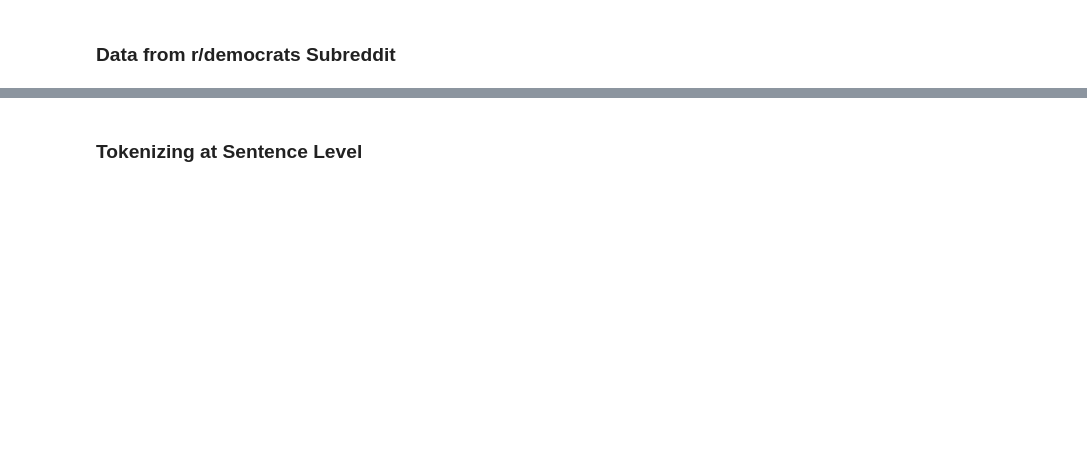
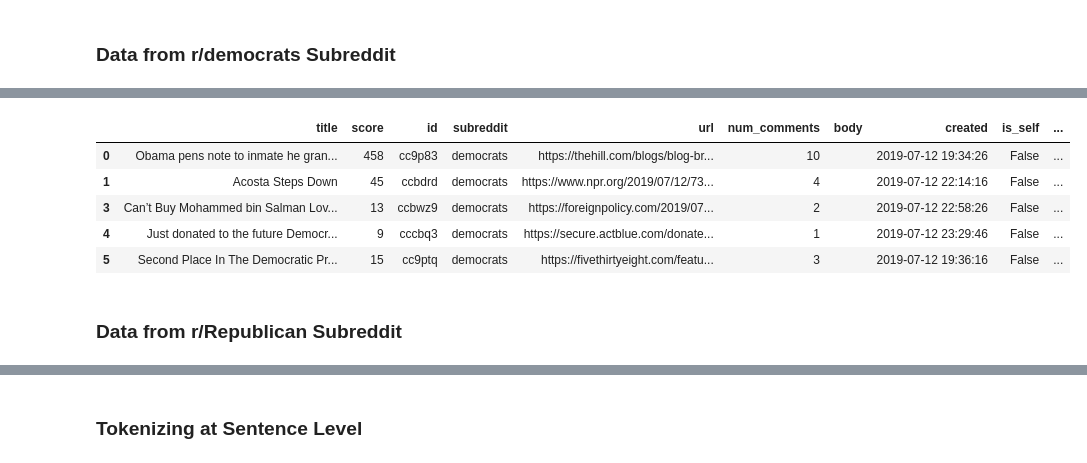
Before and after one commit to Alpha-1787/W266-Final-Project, a Jupyter notebook: Adam-FinalProject.ipynb, the cells around one changed output, grey strips where cells are left out. Saved outputs shown, nothing was run; the diff lists cells and outputs as text; code cells hidden in the pictures; blank space fills up the shorter version.

```diff
--- a/Adam-FinalProject.ipynb
+++ b/Adam-FinalProject.ipynb
@@ -42,0 +57,13 @@ democrats = reddit.subreddit('democrats')
+# %%
+# These are the posts that are simply a posted link and do not have body text
+# For these, we will use 'title'
+dem_posts[dem_posts['is_self'] == False].head()
+# %% [output]
+|  | title | score | id | subreddit | url | num_comments | body | created | is_self | ... |
+| 0 | Obama pens note to inmate he gran... | 458 | cc9p83 | democrats | https://thehill.com/blogs/blog-br... | 10 |  | 2019-07-12 19:34:26 | False | ... |
+| 1 | Acosta Steps Down | 45 | ccbdrd | democrats | https://www.npr.org/2019/07/12/73... | 4 |  | 2019-07-12 22:14:16 | False | ... |
+| 3 | Can’t Buy Mohammed bin Salman Lov... | 13 | ccbwz9 | democrats | https://foreignpolicy.com/2019/07... | 2 |  | 2019-07-12 22:58:26 | False | ... |
+| 4 | Just donated to the future Democr... | 9 | cccbq3 | democrats | https://secure.actblue.com/donate... | 1 |  | 2019-07-12 23:29:46 | False | ... |
+| 5 | Second Place In The Democratic Pr... | 15 | cc9ptq | democrats | https://fivethirtyeight.com/featu... | 3 |  | 2019-07-12 19:36:16 | False | ... |
+# %% [markdown]
+### Data from r/Republican Subreddit
```
Also changed, not shown: parts of 50 cells of this notebook.
